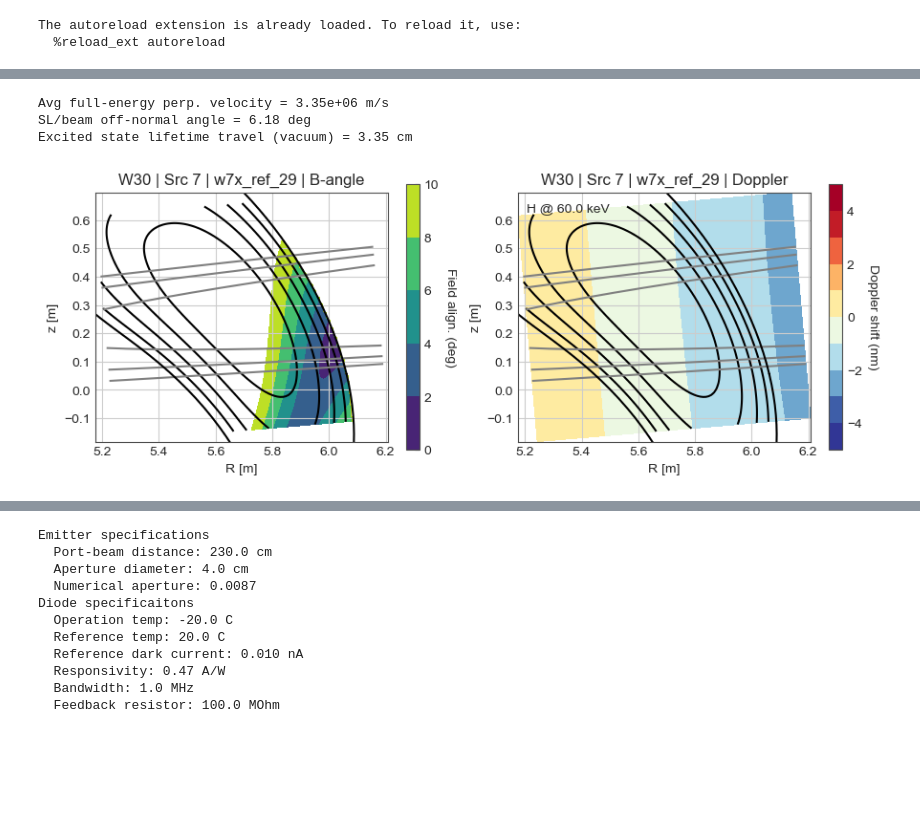
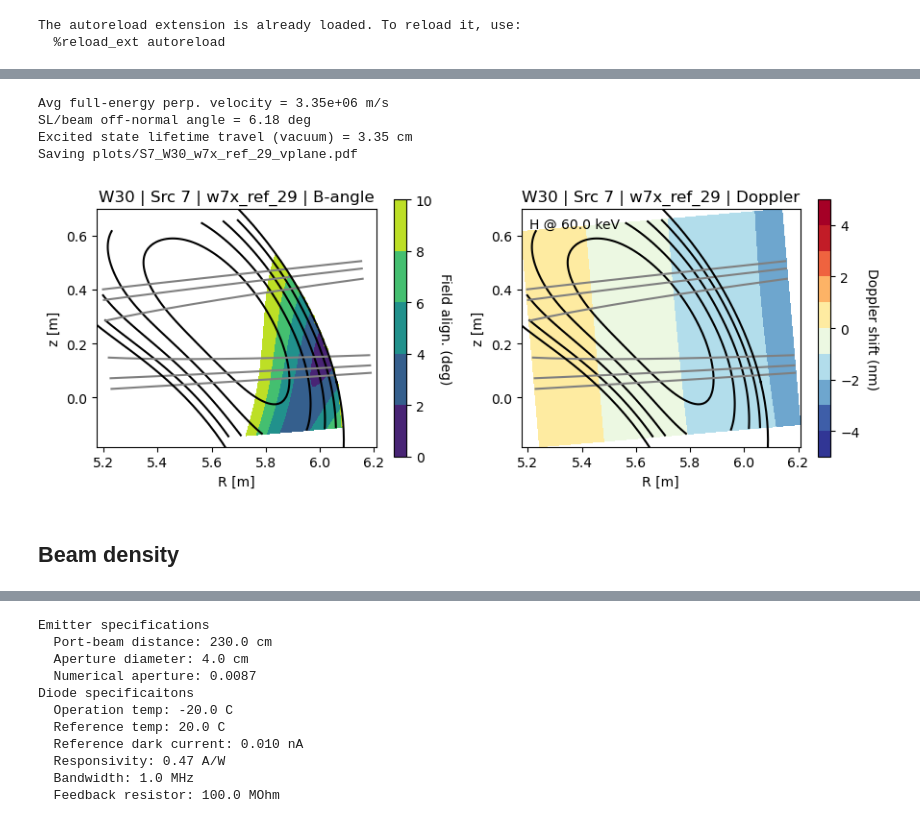
Before and after one commit to drsmith48/w7x-bes-design, a Jupyter notebook: analysis/dsmith/coverage.ipynb, the cells around one changed output, grey strips where cells are left out. Saved outputs shown, nothing was run; the diff lists cells and outputs as text; code cells hidden in the pictures; blank space fills up the shorter version.

```diff
--- a/analysis/dsmith/coverage.ipynb
+++ b/analysis/dsmith/coverage.ipynb
@@ -8,14 +10,12 @@ set_matplotlib_formats('png','pdf')
 
 %load_ext autoreload
 %autoreload 1
+%aimport w7x_bes_tools.fida
 %aimport w7x_bes_tools.beams
-%aimport w7x_bes_tools.fida
+%aimport w7x_bes_tools.sightline
 %aimport w7x_bes_tools.sightline_grid
-%aimport w7x_bes_tools.optics
-%aimport w7x_bes_tools.signals
-%aimport w7x_bes_tools.profiles
 
-save = False
+save = True
 # %% [output]
 The autoreload extension is already loaded. To reload it, use:
   %reload_ext autoreload
@@ -22,13 +26,15 @@ The autoreload extension is already loaded. To reload it, use:
 # %%
 from w7x_bes_tools.beams import HeatingBeam
 source = HeatingBeam(source=7, eq_tag='w7x_ref_29')
-port = 'W30'
-source.plot_beam_plane(port=port, eq_tag='w7x_ref_29', save=save)
+source.plot_beam_plane(port='W30'', eq_tag='w7x_ref_29', save=save)
 # %% [output]
 Avg full-energy perp. velocity = 3.35e+06 m/s
 SL/beam off-normal angle = 6.18 deg
 Excited state lifetime travel (vacuum) = 3.35 cm
+Saving plots/S7_W30_w7x_ref_29_vplane.pdf
-[figure, old version]
+[figure, new version]
+# %% [markdown]
+## Beam density
 # %%
 from w7x_bes_tools.fida import Fida
 emission_spectra = Fida(simdir='W30_P7')
```
Also changed, not shown: parts of 10 cells of this notebook, 3 other files.
